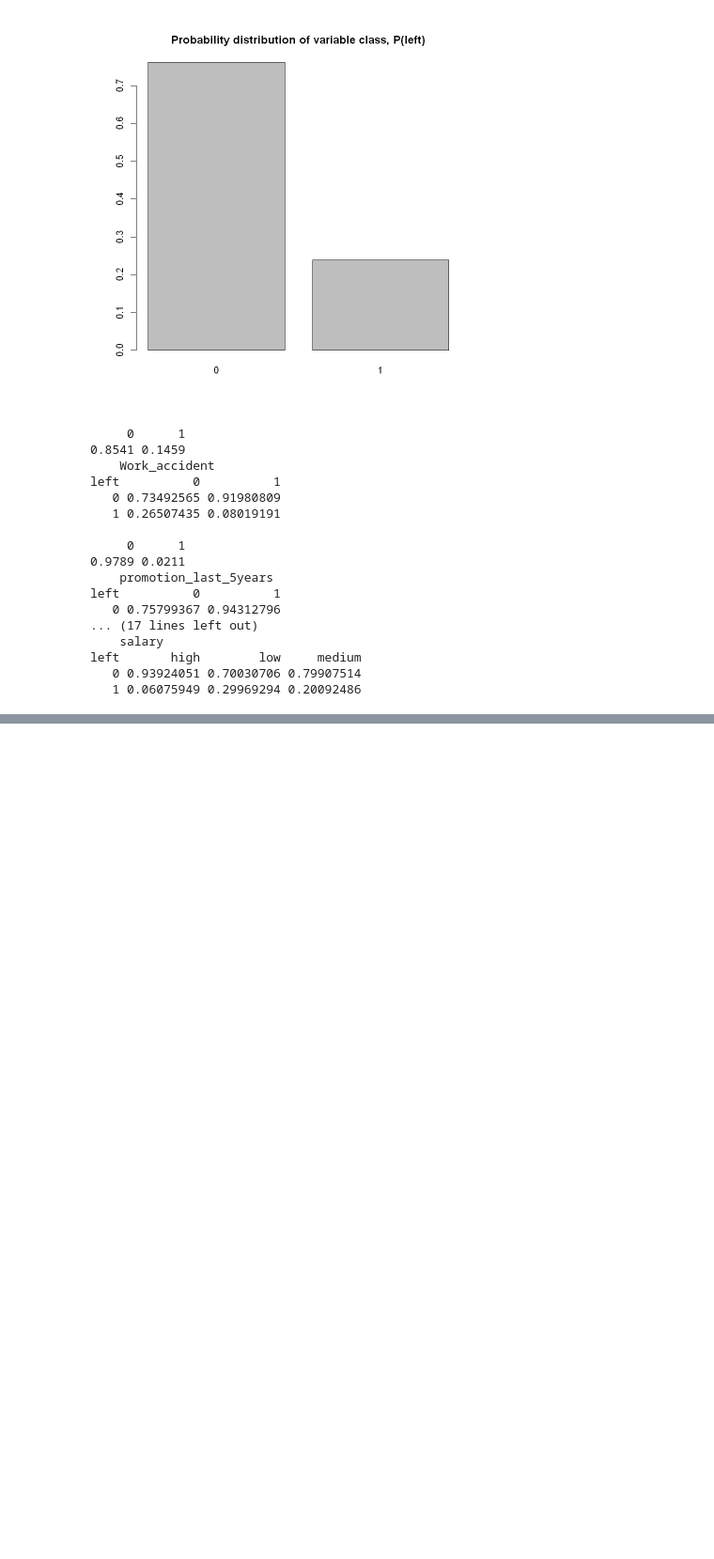
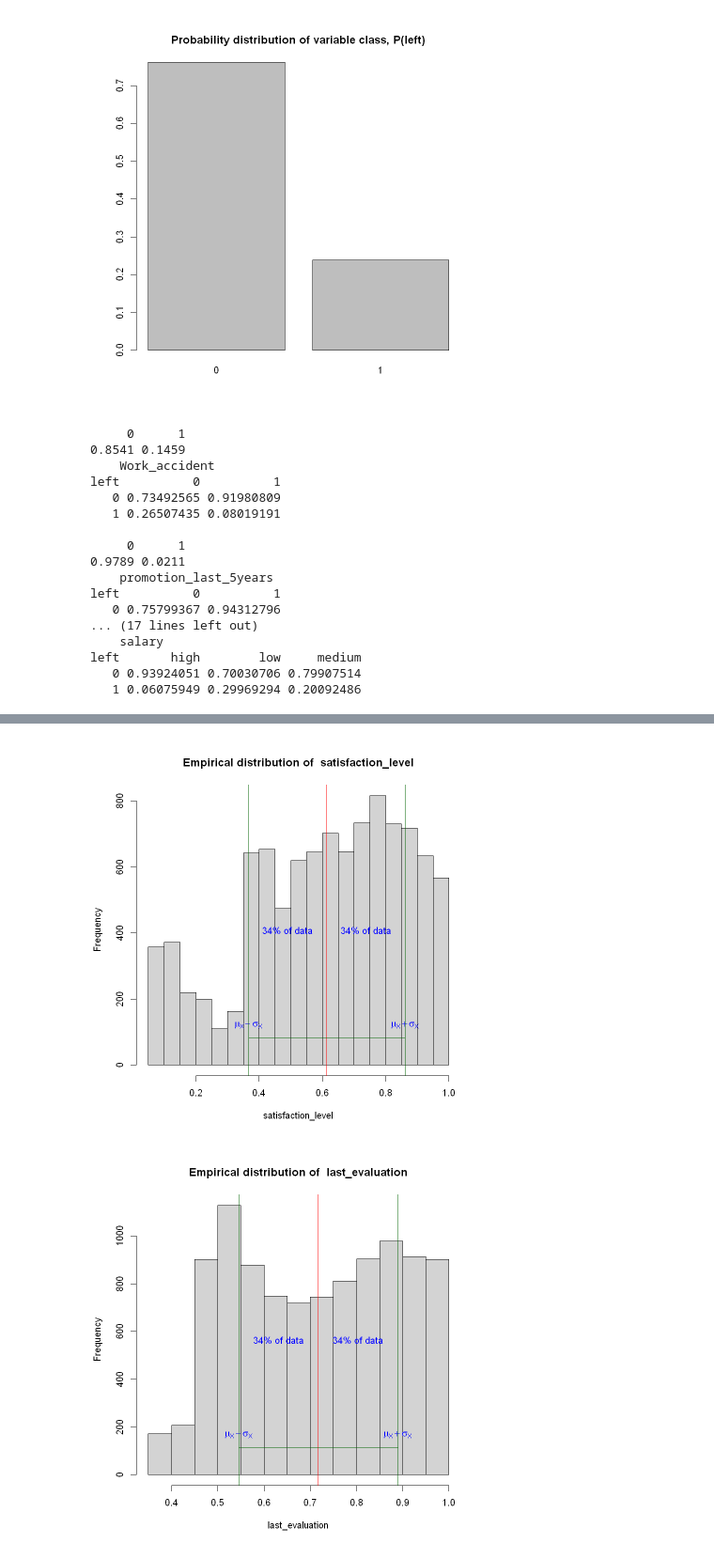
Before and after one commit to HEG-IG-Ex/62-62_Data_Mining, a Jupyter notebook: tp01/hr_predictions.ipynb, the cells around one changed output, grey strips where cells are left out. Shown at 94% size. Cells and saved outputs as stored; diff of their text form; code cells hidden in the pictures; blank space fills up the shorter version.

```diff
--- a/tp01/hr_predictions.ipynb
+++ b/tp01/hr_predictions.ipynb
@@ -6,4 +17,5 @@ nb_instances <- nrow(data)
 nb_attributes <- ncol(data)
 
 qualitatives_attributes_col_idx <- c(7,9,10,11)
+quantitatives_attributes_col_idx <- c(2,3,4,5,6)
 target_variables_idx <- 8
@@ -231,0 +406,8 @@ department         0      1
+# %%
+# Define the index of the variable and target variable
+for (i in quantitatives_attributes_col_idx) {
+  visualizeEmpiricalDistributionOfQuantitativeAttribute(data, i)
+}
+# %% [output]
+[figure, added]
+[figure, added]
```
Also changed, not shown: parts of 16 cells of this notebook, 7 other files.
